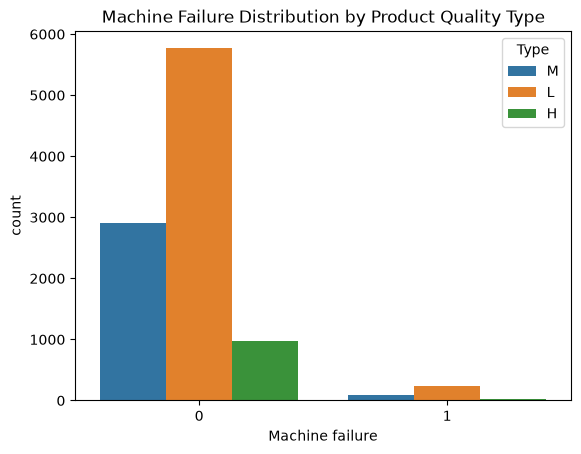
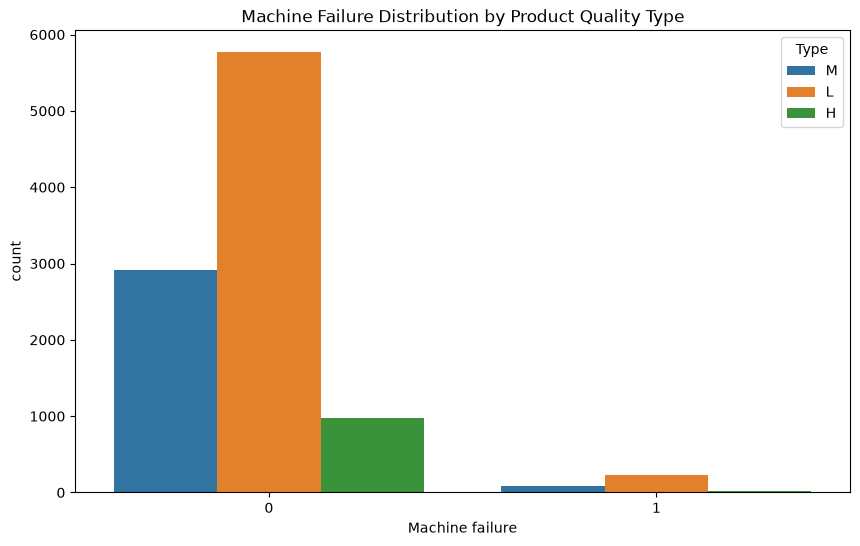
Unified diff of the notebook cell whose output changed from the first chart to the second:
--- before
+++ after
@@ -1,2 +1,3 @@
+plt.figure(figsize=(10, 6))
 sns.countplot(data=df, x='Machine failure', hue='Type')
 plt.title('Machine Failure Distribution by Product Quality Type')

Commit: add initial Power BI dashboard and SQLite database